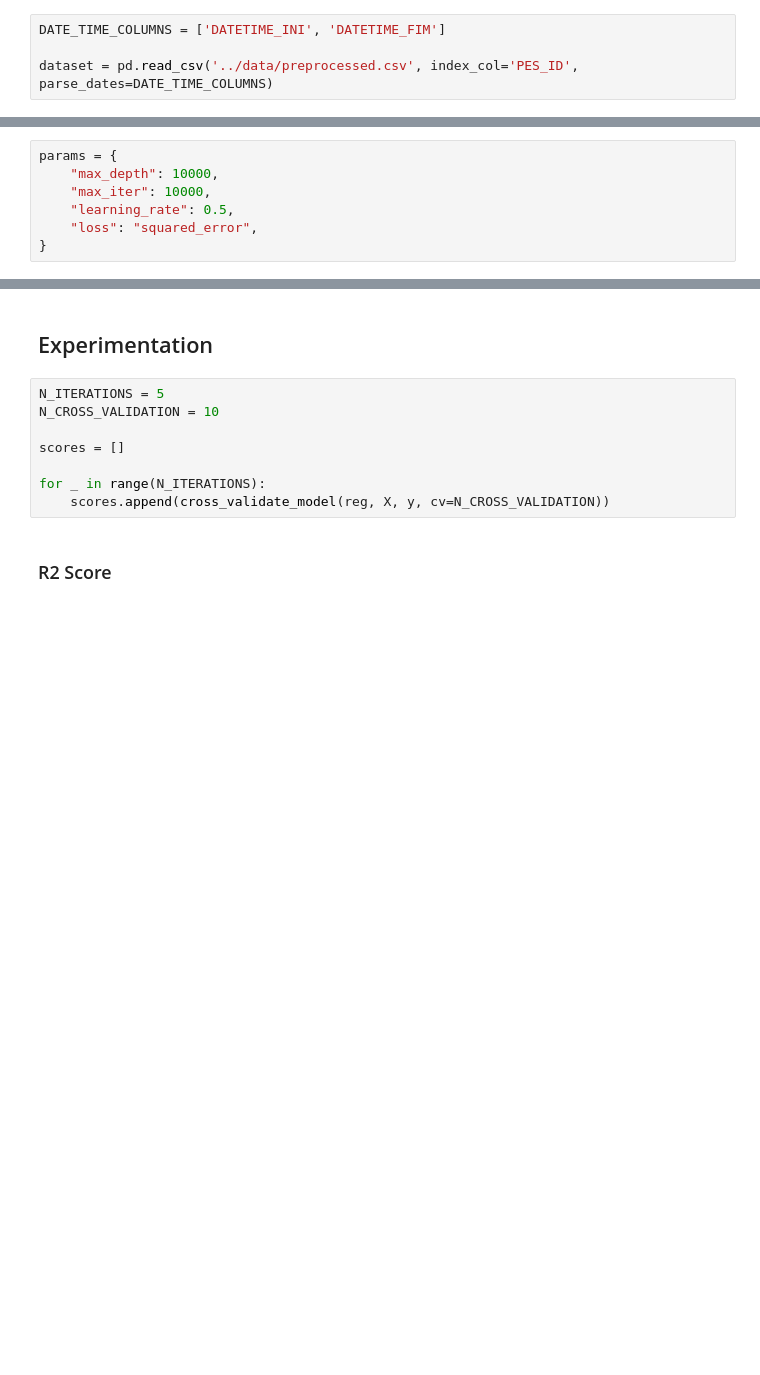
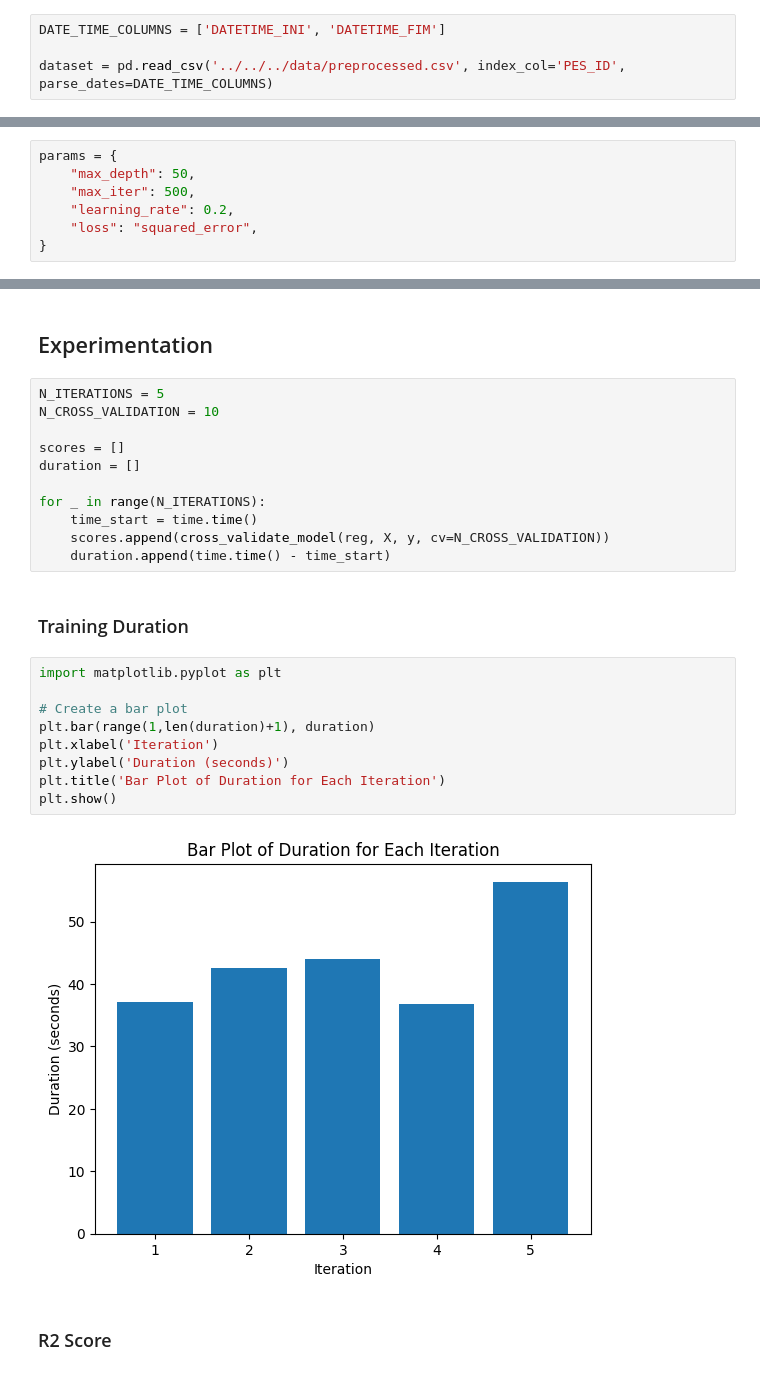
Before and after one commit to SteffanoP/volume_waste_prediction, a Jupyter notebook: scripts/models/HistGradientBoostingRegressor/modelling.ipynb, the cells around one changed output, grey strips where cells are left out. Cells and saved outputs as stored; diff of their text form; blank space fills up the shorter version.

Commit message:
feat: evaluate Histogram Gradient Boost models

```diff
--- a/scripts/models/HistGradientBoostingRegressor/modelling.ipynb
+++ b/scripts/models/HistGradientBoostingRegressor/modelling.ipynb
@@ -8,7 +8,7 @@ from sklearn.metrics import mean_squared_error
 # %%
 DATE_TIME_COLUMNS = ['DATETIME_INI', 'DATETIME_FIM']
 
-dataset = pd.read_csv('../data/preprocessed.csv', index_col='PES_ID', parse_dates=DATE_TIME_COLUMNS)
+dataset = pd.read_csv('../../../data/preprocessed.csv', index_col='PES_ID', parse_dates=DATE_TIME_COLUMNS)
 # %%
 dataset["DATETIME_INI"] = dataset["DATETIME_INI"].apply(lambda x: time.mktime(x.timetuple()))
 dataset["DATETIME_FIM"] = dataset["DATETIME_FIM"].apply(lambda x: time.mktime(x.timetuple()))
@@ -24,9 +32,9 @@ y = target_column.to_numpy()
 X_train, X_test, y_train, y_test = train_test_split(X, y, test_size=0.3, random_state=42)
 # %%
 params = {
-    "max_depth": 10000,
-    "max_iter": 10000,
-    "learning_rate": 0.5,
+    "max_depth": 50,
+    "max_iter": 500,
+    "learning_rate": 0.2,
     "loss": "squared_error",
 }
 # %%
@@ -59,8 +90,24 @@ N_ITERATIONS = 5
 N_CROSS_VALIDATION = 10
 
 scores = []
+duration = []
 
 for _ in range(N_ITERATIONS):
+    time_start = time.time()
     scores.append(cross_validate_model(reg, X, y, cv=N_CROSS_VALIDATION))
+    duration.append(time.time() - time_start)
+# %% [markdown]
+### Training Duration
+# %%
+import matplotlib.pyplot as plt
+
+# Create a bar plot
+plt.bar(range(1,len(duration)+1), duration)
+plt.xlabel('Iteration')
+plt.ylabel('Duration (seconds)')
+plt.title('Bar Plot of Duration for Each Iteration')
+plt.show()
+# %% [output]
+[figure, added]
 # %% [markdown]
 ### R2 Score
```
Also changed, not shown: parts of 10 cells of this notebook, 1 other file.
